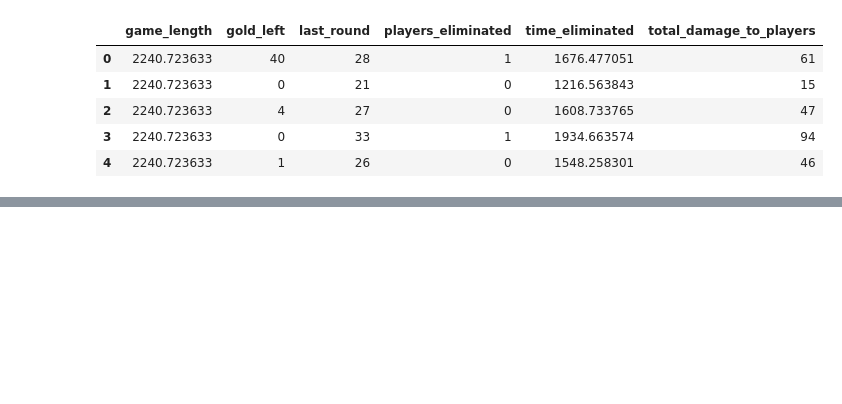
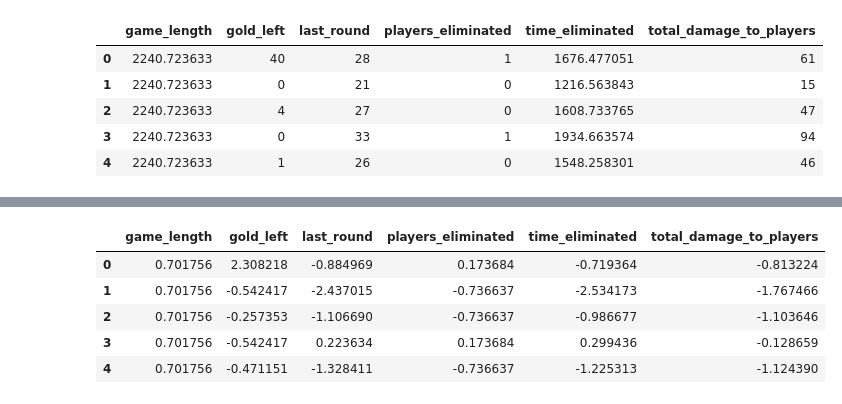
Before and after one commit to WiHi1131/Machine-Learning-Project, a Jupyter notebook: code/PCA.ipynb, the cells around one changed output, grey strips where cells are left out. Saved outputs shown, nothing was run; the diff lists cells and outputs as text; code cells hidden in the pictures; blank space fills up the shorter version.

Commit message:
Scaled data, added 2D, 3D images

```diff
--- a/code/PCA.ipynb
+++ b/code/PCA.ipynb
@@ -30,0 +33,18 @@ df_new.to_csv("../data/PCA.csv", index=False)
+# %%
+#Normalization
+from sklearn.preprocessing import StandardScaler
+
+scaler = StandardScaler()
+
+df_scaled_array = scaler.fit_transform(df_new)
+
+df_scaled = pd.DataFrame(df_scaled_array, columns=df_new.columns)
+
+df_scaled.head()
+# %% [output]
+|  | game_length | gold_left | last_round | players_eliminated | time_eliminated | total_damage_to_players |
+| 0 | 0.701756 | 2.308218 | -0.884969 | 0.173684 | -0.719364 | -0.813224 |
+| 1 | 0.701756 | -0.542417 | -2.437015 | -0.736637 | -2.534173 | -1.767466 |
+| 2 | 0.701756 | -0.257353 | -1.106690 | -0.736637 | -0.986677 | -1.103646 |
+| 3 | 0.701756 | -0.542417 | 0.223634 | 0.173684 | 0.299436 | -0.128659 |
+| 4 | 0.701756 | -0.471151 | -1.328411 | -0.736637 | -1.225313 | -1.124390 |
```
Also changed, not shown: parts of 4 cells of this notebook, 3 other files.
